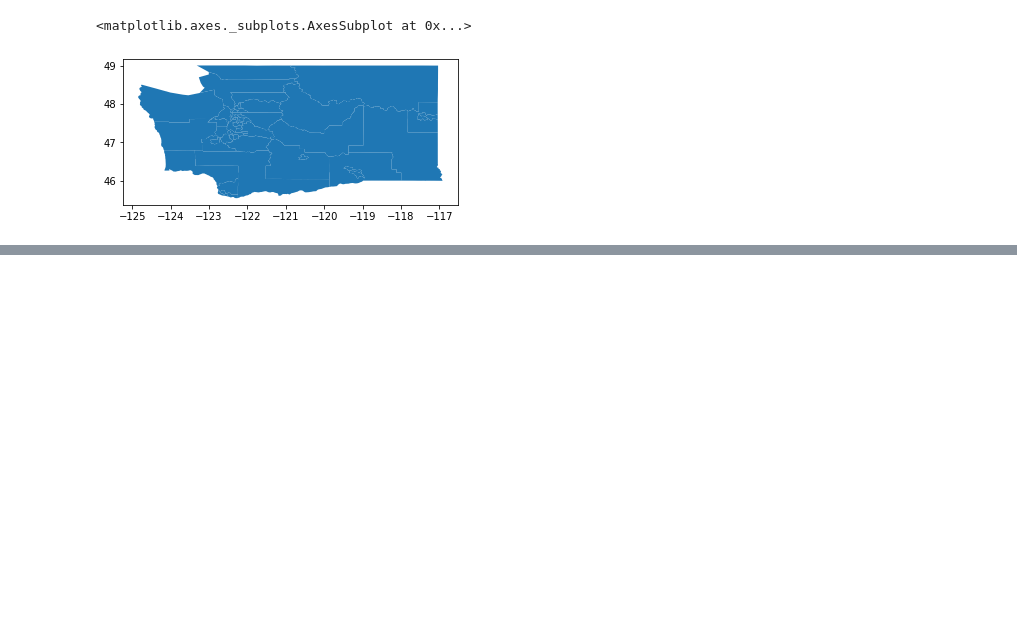
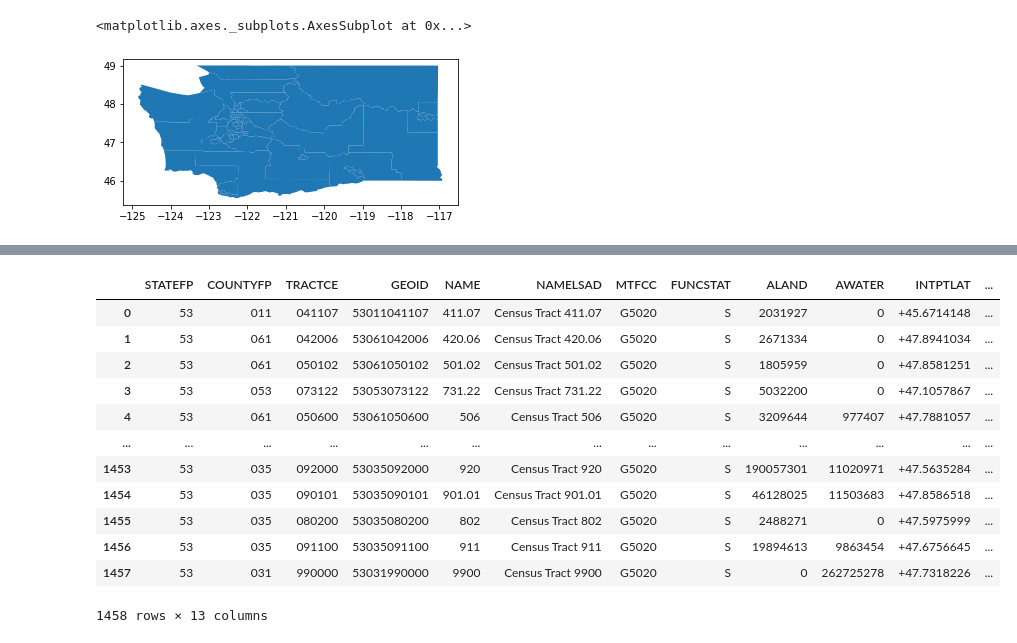
Before and after one commit to soledadmusella/opportunity_youth, a Jupyter notebook: notebooks/Anila.ipynb, the cells around one changed output, grey strips where cells are left out. Saved outputs shown, nothing was run; the diff lists cells and outputs as text; code cells hidden in the pictures; blank space fills up the shorter version.

```diff
--- a/notebooks/Anila.ipynb
+++ b/notebooks/Anila.ipynb
@@ -60,0 +96,16 @@ southkingcounty.plot(column=faas)
+# %%
+shape_file
+# %% [output]
+|  | STATEFP | COUNTYFP | TRACTCE | GEOID | NAME | NAMELSAD | MTFCC | FUNCSTAT | ALAND | AWATER | INTPTLAT | ... |
+| 0 | 53 | 011 | 041107 | 53011041107 | 411.07 | Census Tract 411.07 | G5020 | S | 2031927 | 0 | +45.6714148 | ... |
+| 1 | 53 | 061 | 042006 | 53061042006 | 420.06 | Census Tract 420.06 | G5020 | S | 2671334 | 0 | +47.8941034 | ... |
+| 2 | 53 | 061 | 050102 | 53061050102 | 501.02 | Census Tract 501.02 | G5020 | S | 1805959 | 0 | +47.8581251 | ... |
+| 3 | 53 | 053 | 073122 | 53053073122 | 731.22 | Census Tract 731.22 | G5020 | S | 5032200 | 0 | +47.1057867 | ... |
+| 4 | 53 | 061 | 050600 | 53061050600 | 506 | Census Tract 506 | G5020 | S | 3209644 | 977407 | +47.7881057 | ... |
+| ... | ... | ... | ... | ... | ... | ... | ... | ... | ... | ... | ... | ... |
+| 1453 | 53 | 035 | 092000 | 53035092000 | 920 | Census Tract 920 | G5020 | S | 190057301 | 11020971 | +47.5635284 | ... |
+| 1454 | 53 | 035 | 090101 | 53035090101 | 901.01 | Census Tract 901.01 | G5020 | S | 46128025 | 11503683 | +47.8586518 | ... |
+| 1455 | 53 | 035 | 080200 | 53035080200 | 802 | Census Tract 802 | G5020 | S | 2488271 | 0 | +47.5975999 | ... |
+| 1456 | 53 | 035 | 091100 | 53035091100 | 911 | Census Tract 911 | G5020 | S | 19894613 | 9863454 | +47.6756645 | ... |
+| 1457 | 53 | 031 | 990000 | 53031990000 | 9900 | Census Tract 9900 | G5020 | S | 0 | 262725278 | +47.7318226 | ... |
+1458 rows × 13 columns
```
Also changed, not shown: parts of 6 cells of this notebook, 8 other files.
